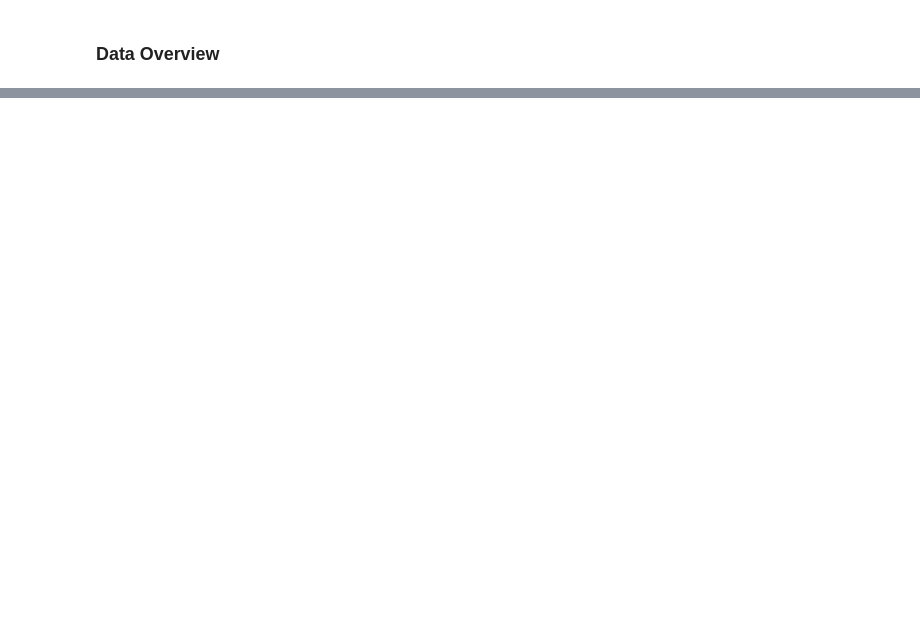
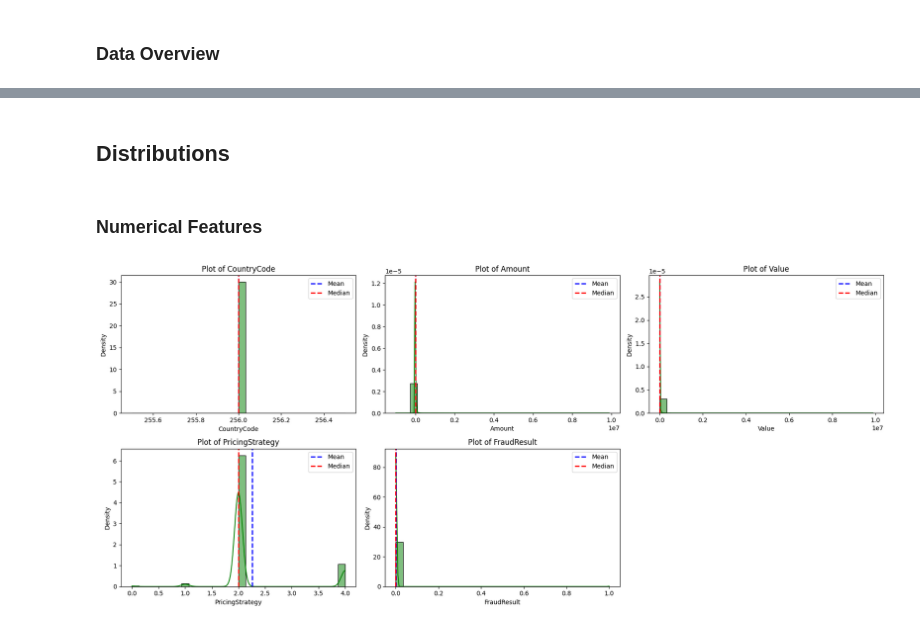
Before and after one commit to Serkalem-negusse1/Bati_bank_credit_risk, a Jupyter notebook: notebooks/01_EDA.ipynb, the cells around one changed output, grey strips where cells are left out. Cells and saved outputs as stored; diff of their text form; code cells hidden in the pictures; blank space fills up the shorter version.

```diff
--- a/notebooks/01_EDA.ipynb
+++ b/notebooks/01_EDA.ipynb
@@ -94,0 +126,8 @@ sns.histplot(data['Amount'].apply(lambda x: np.log1p(x) if x > 0 else 0), kde=Tr
+# %% [markdown]
+## Distributions
+# %% [markdown]
+### Numerical Features
+# %%
+plot_numeric_columns(df)
+# %% [output]
+[figure, added]
```
Also changed, not shown: parts of 31 cells of this notebook.
